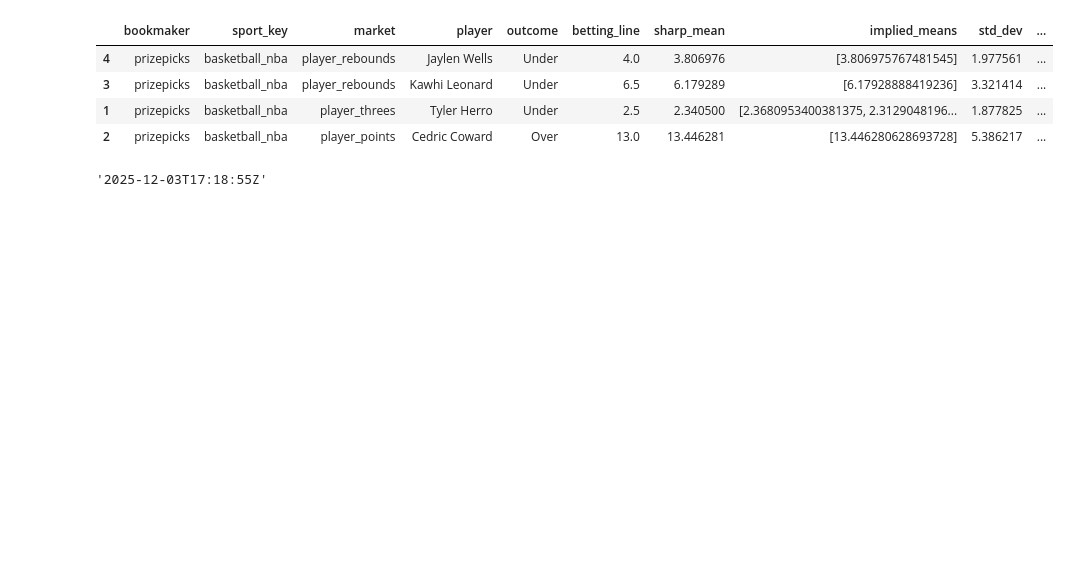
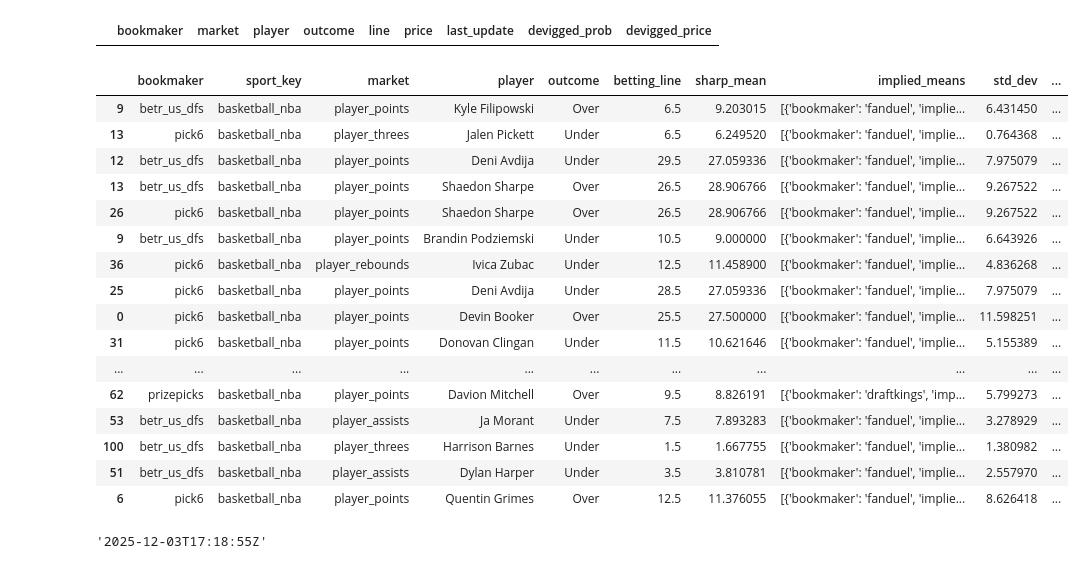
Before and after one commit to jaack4/evbet, a Jupyter notebook: test.ipynb, the cells around one changed output. Cells and saved outputs as stored; diff of their text form; code cells hidden in the pictures; blank space fills up the shorter version.

```diff
--- a/test.ipynb
+++ b/test.ipynb
@@ -1,6 +1,6 @@
 # %%
 import get_data
 import pandas as pd
-pd.set_option('display.max_rows', 100)
-nfl = get_data.main_nba()
+pd.set_option('display.max_rows', 60)
+nfl = get_data.main()
 # %% [output]
@@ -28,2 +35,2 @@ nfl
 # %%
-ev = nfl.find_ev_all_games(['prizepicks', 'underdog'], ['fanduel', 'draftkings'], -3)
+ev = nfl.find_ev_all_games(['prizepicks', 'underdog', 'betr_us_dfs', 'pick6'], ['fanduel', 'draftkings'], -20)
@@ -65,11 +37,28 @@ player: Mikal Bridges, market: player_steals, sharp_mean: 1.4561594446679784, im
+# %%
+nfl.games[0].odds_df[nfl.games[0].odds_df['bookmaker'] == 'prizepicks']
+# %% [output]
+|  | bookmaker | market | player | outcome | line | price | last_update | devigged_prob | devigged_price |
 # %%
+pd.options.display.max_rows = None
 ev
 # %% [output]
 |  | bookmaker | sport_key | market | player | outcome | betting_line | sharp_mean | implied_means | std_dev | ... |
-| 4 | prizepicks | basketball_nba | player_rebounds | Jaylen Wells | Under | 4.0 | 3.806976 | [3.806975767481545] | 1.977561 | ... |
-| 3 | prizepicks | basketball_nba | player_rebounds | Kawhi Leonard | Under | 6.5 | 6.179289 | [6.17928888419236] | 3.321414 | ... |
-| 1 | prizepicks | basketball_nba | player_threes | Tyler Herro | Under | 2.5 | 2.340500 | [2.3680953400381375, 2.3129048196... | 1.877825 | ... |
-| 2 | prizepicks | basketball_nba | player_points | Cedric Coward | Over | 13.0 | 13.446281 | [13.446280628693728] | 5.386217 | ... |
+| 9 | betr_us_dfs | basketball_nba | player_points | Kyle Filipowski | Over | 6.5 | 9.203015 | [{'bookmaker': 'fanduel', 'implie... | 6.431450 | ... |
+| 13 | pick6 | basketball_nba | player_threes | Jalen Pickett | Under | 6.5 | 6.249520 | [{'bookmaker': 'fanduel', 'implie... | 0.764368 | ... |
+| 12 | betr_us_dfs | basketball_nba | player_points | Deni Avdija | Under | 29.5 | 27.059336 | [{'bookmaker': 'fanduel', 'implie... | 7.975079 | ... |
+| 13 | betr_us_dfs | basketball_nba | player_points | Shaedon Sharpe | Over | 26.5 | 28.906766 | [{'bookmaker': 'fanduel', 'implie... | 9.267522 | ... |
+| 26 | pick6 | basketball_nba | player_points | Shaedon Sharpe | Over | 26.5 | 28.906766 | [{'bookmaker': 'fanduel', 'implie... | 9.267522 | ... |
+| 9 | betr_us_dfs | basketball_nba | player_points | Brandin Podziemski | Under | 10.5 | 9.000000 | [{'bookmaker': 'fanduel', 'implie... | 6.643926 | ... |
+| 36 | pick6 | basketball_nba | player_rebounds | Ivica Zubac | Under | 12.5 | 11.458900 | [{'bookmaker': 'fanduel', 'implie... | 4.836268 | ... |
+| 25 | pick6 | basketball_nba | player_points | Deni Avdija | Under | 28.5 | 27.059336 | [{'bookmaker': 'fanduel', 'implie... | 7.975079 | ... |
+| 0 | pick6 | basketball_nba | player_points | Devin Booker | Over | 25.5 | 27.500000 | [{'bookmaker': 'fanduel', 'implie... | 11.598251 | ... |
+| 31 | pick6 | basketball_nba | player_points | Donovan Clingan | Under | 11.5 | 10.621646 | [{'bookmaker': 'fanduel', 'implie... | 5.155389 | ... |
+| ... | ... | ... | ... | ... | ... | ... | ... | ... | ... | ... |
+| 62 | prizepicks | basketball_nba | player_points | Davion Mitchell | Over | 9.5 | 8.826191 | [{'bookmaker': 'draftkings', 'imp... | 5.799273 | ... |
+| 53 | betr_us_dfs | basketball_nba | player_assists | Ja Morant | Under | 7.5 | 7.893283 | [{'bookmaker': 'fanduel', 'implie... | 3.278929 | ... |
+| 100 | betr_us_dfs | basketball_nba | player_threes | Harrison Barnes | Under | 1.5 | 1.667755 | [{'bookmaker': 'fanduel', 'implie... | 1.380982 | ... |
+| 51 | betr_us_dfs | basketball_nba | player_assists | Dylan Harper | Under | 3.5 | 3.810781 | [{'bookmaker': 'fanduel', 'implie... | 2.557970 | ... |
+| 6 | pick6 | basketball_nba | player_points | Quentin Grimes | Over | 12.5 | 11.376055 | [{'bookmaker': 'fanduel', 'implie... | 8.626418 | ... |
 # %%
 pd.set_option('display.max_rows', None)
 #game.odds_df[(game.odds_df['market'] == 'player_pass_yds') & (game.odds_df['player'] == 'Josh Allen')]
```
Also changed, not shown: parts of 3 cells of this notebook, 4 other files.
